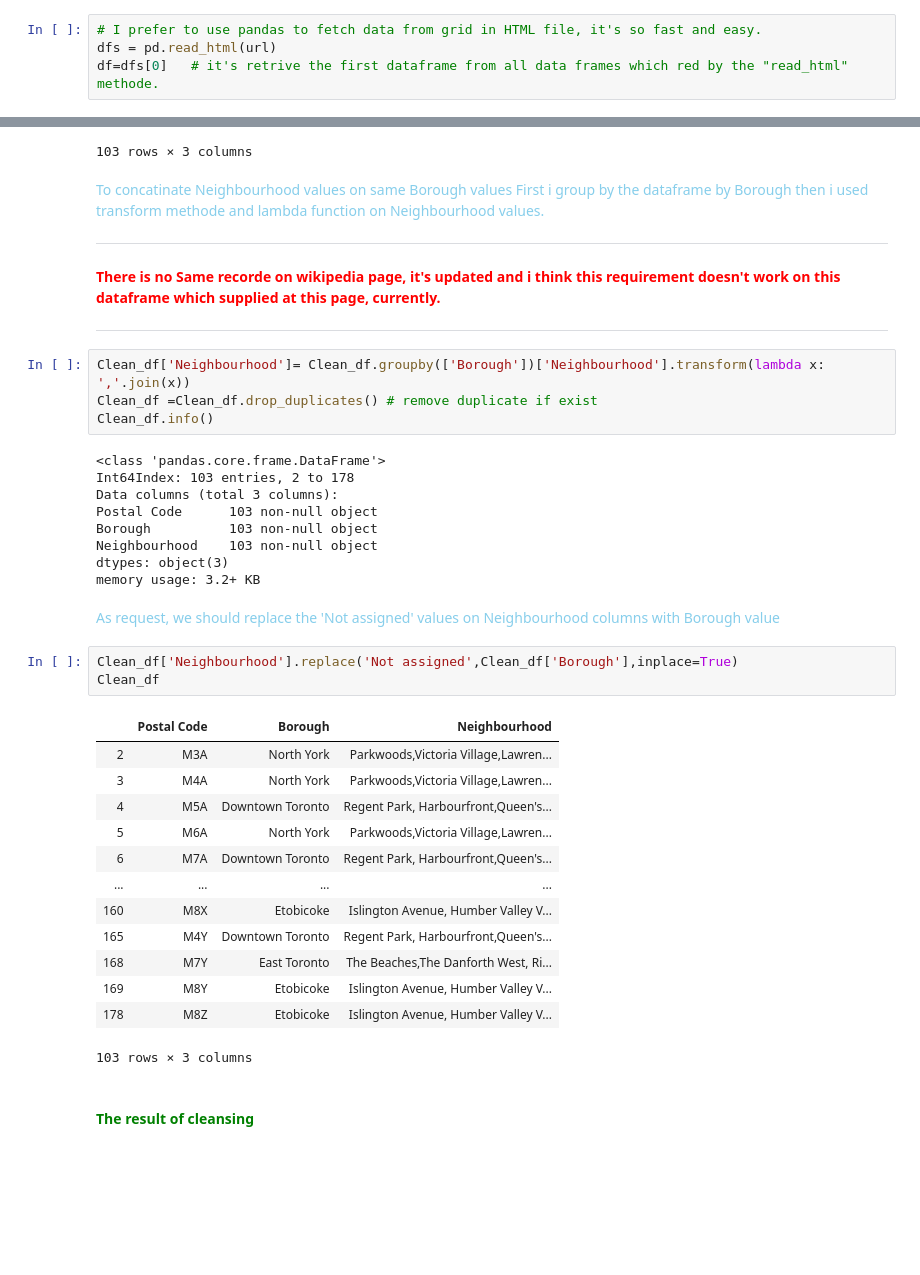
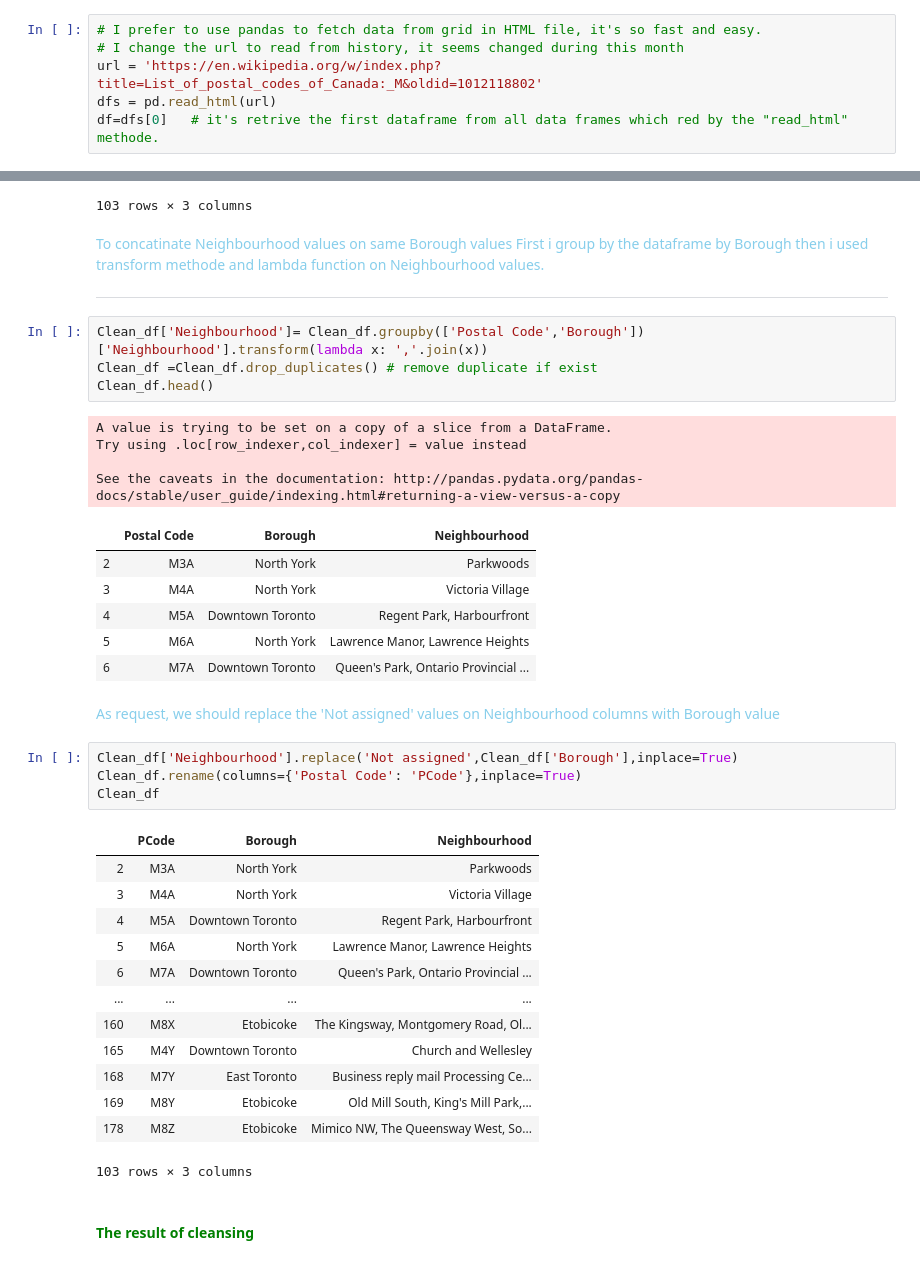
Before and after one commit to sadeghireza/IBM_DataScientice, a Jupyter notebook: Assignment Segmenting and Clustering Neighborhoods in Toronto.ipynb, the cells around one changed output, grey strips where cells are left out. Drawn from its saved outputs; the diff is of its cells as text; blank space fills up the shorter version.

```diff
--- a/Assignment Segmenting and Clustering Neighborhoods in Toronto.ipynb
+++ b/Assignment Segmenting and Clustering Neighborhoods in Toronto.ipynb
@@ -32,5 +42,7 @@ import numpy as np
 # %%
 # I prefer to use pandas to fetch data from grid in HTML file, it's so fast and easy.
+# I change the url to read from history, it seems changed during this month
+url = 'https://en.wikipedia.org/w/index.php?title=List_of_postal_codes_of_Canada:_M&oldid=1012118802'
 dfs = pd.read_html(url)
 df=dfs[0]   # it's retrive the first dataframe from all data frames which red by the "read_html" methode.
 # %%
@@ -93,39 +105,40 @@ Clean_df
 # %% [markdown]
 <div style='color:skyblue'> To concatinate Neighbourhood values on same Borough values First i group by the dataframe by Borough then i used transform methode and lambda function on Neighbourhood values.</div>
 <hr >
-<b style='color:red'>There is no Same recorde on wikipedia page, it's updated and i think this requirement doesn't work on this dataframe which supplied at this page, currently.</b>
-<hr />
 # %%
-Clean_df['Neighbourhood']= Clean_df.groupby(['Borough'])['Neighbourhood'].transform(lambda x: ','.join(x))
+Clean_df['Neighbourhood']= Clean_df.groupby(['Postal Code','Borough'])['Neighbourhood'].transform(lambda x: ','.join(x))
 Clean_df =Clean_df.drop_duplicates() # remove duplicate if exist
-Clean_df.info()
+Clean_df.head()
 # %% [output]
-<class 'pandas.core.frame.DataFrame'>
-Int64Index: 103 entries, 2 to 178
-Data columns (total 3 columns):
-Postal Code      103 non-null object
-Borough          103 non-null object
-Neighbourhood    103 non-null object
-dtypes: object(3)
-memory usage: 3.2+ KB
+A value is trying to be set on a copy of a slice from a DataFrame.
+Try using .loc[row_indexer,col_indexer] = value instead
+
+See the caveats in the documentation: http://pandas.pydata.org/pandas-docs/stable/user_guide/indexing.html#returning-a-view-versus-a-copy
+|  | Postal Code | Borough | Neighbourhood |
+| 2 | M3A | North York | Parkwoods |
+| 3 | M4A | North York | Victoria Village |
+| 4 | M5A | Downtown Toronto | Regent Park, Harbourfront |
+| 5 | M6A | North York | Lawrence Manor, Lawrence Heights |
+| 6 | M7A | Downtown Toronto | Queen's Park, Ontario Provincial ... |
 # %% [markdown]
 <div style='color:skyblue'>As request, we should replace the 'Not assigned' values on Neighbourhood columns with Borough value </div>
 # %%
 Clean_df['Neighbourhood'].replace('Not assigned',Clean_df['Borough'],inplace=True)
+Clean_df.rename(columns={'Postal Code': 'PCode'},inplace=True)
 Clean_df
 # %% [output]
-|  | Postal Code | Borough | Neighbourhood |
-| 2 | M3A | North York | Parkwoods,Victoria Village,Lawren... |
-| 3 | M4A | North York | Parkwoods,Victoria Village,Lawren... |
-| 4 | M5A | Downtown Toronto | Regent Park, Harbourfront,Queen's... |
-| 5 | M6A | North York | Parkwoods,Victoria Village,Lawren... |
-| 6 | M7A | Downtown Toronto | Regent Park, Harbourfront,Queen's... |
+|  | PCode | Borough | Neighbourhood |
+| 2 | M3A | North York | Parkwoods |
+| 3 | M4A | North York | Victoria Village |
+| 4 | M5A | Downtown Toronto | Regent Park, Harbourfront |
+| 5 | M6A | North York | Lawrence Manor, Lawrence Heights |
+| 6 | M7A | Downtown Toronto | Queen's Park, Ontario Provincial ... |
 | ... | ... | ... | ... |
-| 160 | M8X | Etobicoke | Islington Avenue, Humber Valley V... |
-| 165 | M4Y | Downtown Toronto | Regent Park, Harbourfront,Queen's... |
-| 168 | M7Y | East Toronto | The Beaches,The Danforth West, Ri... |
-| 169 | M8Y | Etobicoke | Islington Avenue, Humber Valley V... |
-| 178 | M8Z | Etobicoke | Islington Avenue, Humber Valley V... |
+| 160 | M8X | Etobicoke | The Kingsway, Montgomery Road, Ol... |
+| 165 | M4Y | Downtown Toronto | Church and Wellesley |
+| 168 | M7Y | East Toronto | Business reply mail Processing Ce... |
+| 169 | M8Y | Etobicoke | Old Mill South, King's Mill Park,... |
+| 178 | M8Z | Etobicoke | Mimico NW, The Queensway West, So... |
 103 rows × 3 columns
 # %% [markdown]
 <div style='color:green'><h4> The result of cleansing </h4></div>
```
Also changed, not shown: parts of 3 cells of this notebook, 2 other files.
